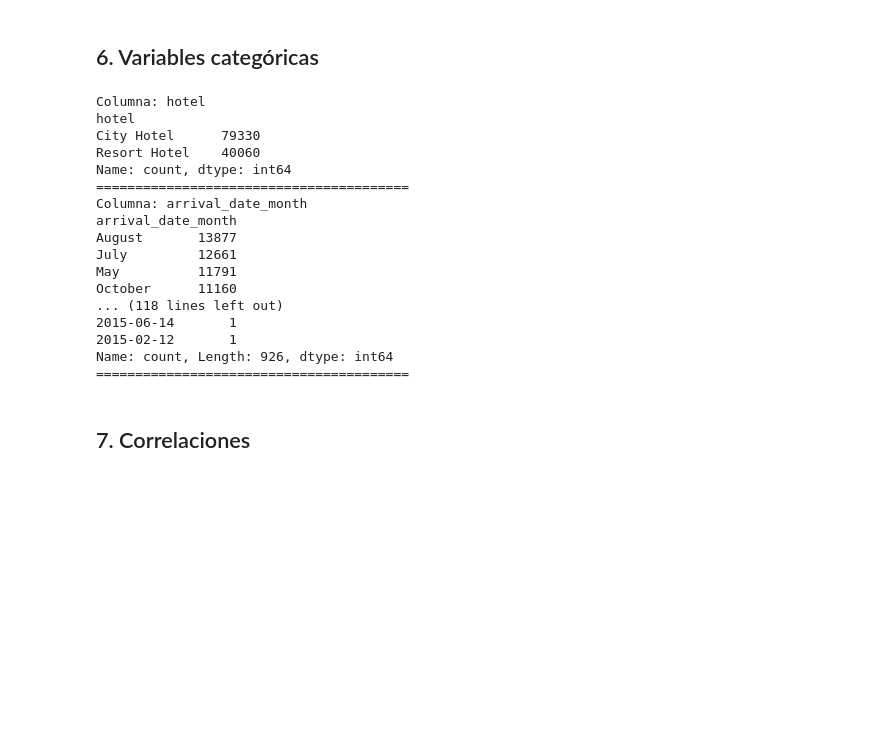
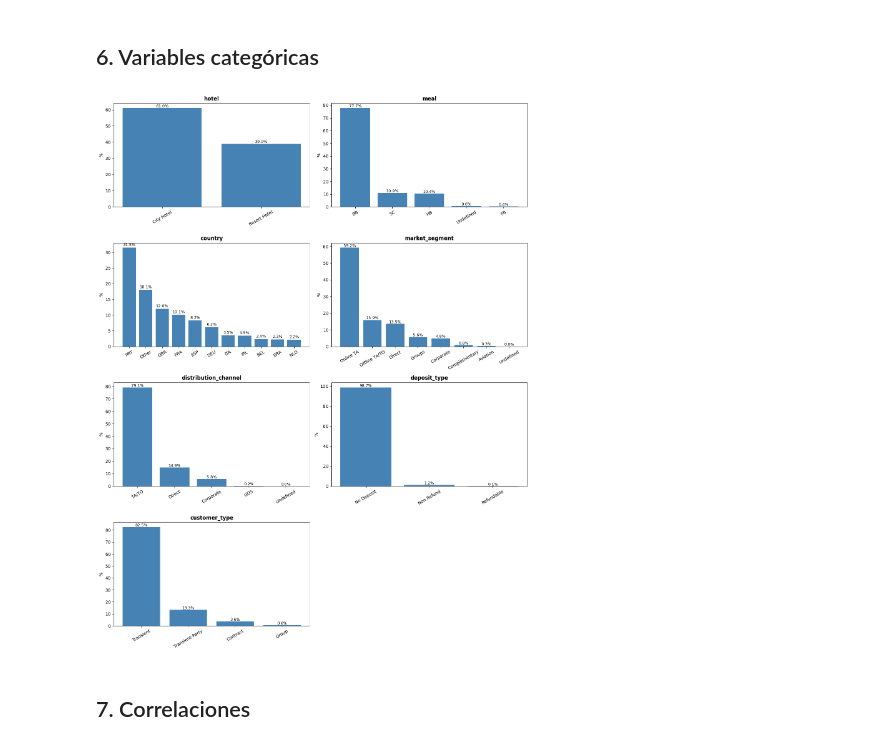
Before and after one commit to SorianoTech/pontia-modulo5-machine-learning-deep-learning-entrega-sergio-soriano, a Jupyter notebook: notebooks/exploracion/eda_inicial.ipynb, the cells around one changed output. Cells and saved outputs as stored; diff of their text form; code cells hidden in the pictures; blank space fills up the shorter version.

```diff
--- a/notebooks/exploracion/eda_inicial.ipynb
+++ b/notebooks/exploracion/eda_inicial.ipynb
@@ -207,30 +265,28 @@ plt.show()
 # %% [markdown]
 ## 6. Variables categóricas
 # %%
-# Recuento de valores únicos en columnas categóricas
-categorical_cols = df.select_dtypes(include='object').columns
-for col in categorical_cols:
-    print(f"Columna: {col}")
-    print(df[col].value_counts())
-    print("=" * 40)
+cat_vars = ['hotel', 'meal', 'country', 'market_segment',
+            'distribution_channel', 'deposit_type', 'customer_type']
+
+fig, axes = plt.subplots(nrows=4, ncols=2, figsize=(14, 18))
+axes = axes.flatten()
+
+for ax, col in zip(axes, cat_vars):
+    counts = df_clean[col].value_counts()
+    pcts = counts / counts.sum() * 100
+    bars = ax.bar(counts.index, pcts.values, color='steelblue')
+    ax.set_title(col, fontsize=12, fontweight='bold')
+    ax.set_ylabel('%')
+    ax.tick_params(axis='x', rotation=30)
+    for bar, pct in zip(bars, pcts.values):
+        ax.text(bar.get_x() + bar.get_width() / 2, bar.get_height() + 0.5,
+                f'{pct:.1f}%', ha='center', fontsize=9)
+
+axes[-1].set_visible(False)
+plt.tight_layout()
+plt.show()
 # %% [output]
-Columna: hotel
-hotel
-City Hotel      79330
-Resort Hotel    40060
-Name: count, dtype: int64
-========================================
-Columna: arrival_date_month
-arrival_date_month
-August       13877
-July         12661
-May          11791
-October      11160
-... (118 lines left out)
-2015-06-14       1
-2015-02-12       1
-Name: count, Length: 926, dtype: int64
-========================================
+[figure, added]
 # %% [markdown]
 ## 7. Correlaciones
 # %%
```
Also changed, not shown: parts of 14 cells of this notebook, 3 other files.
